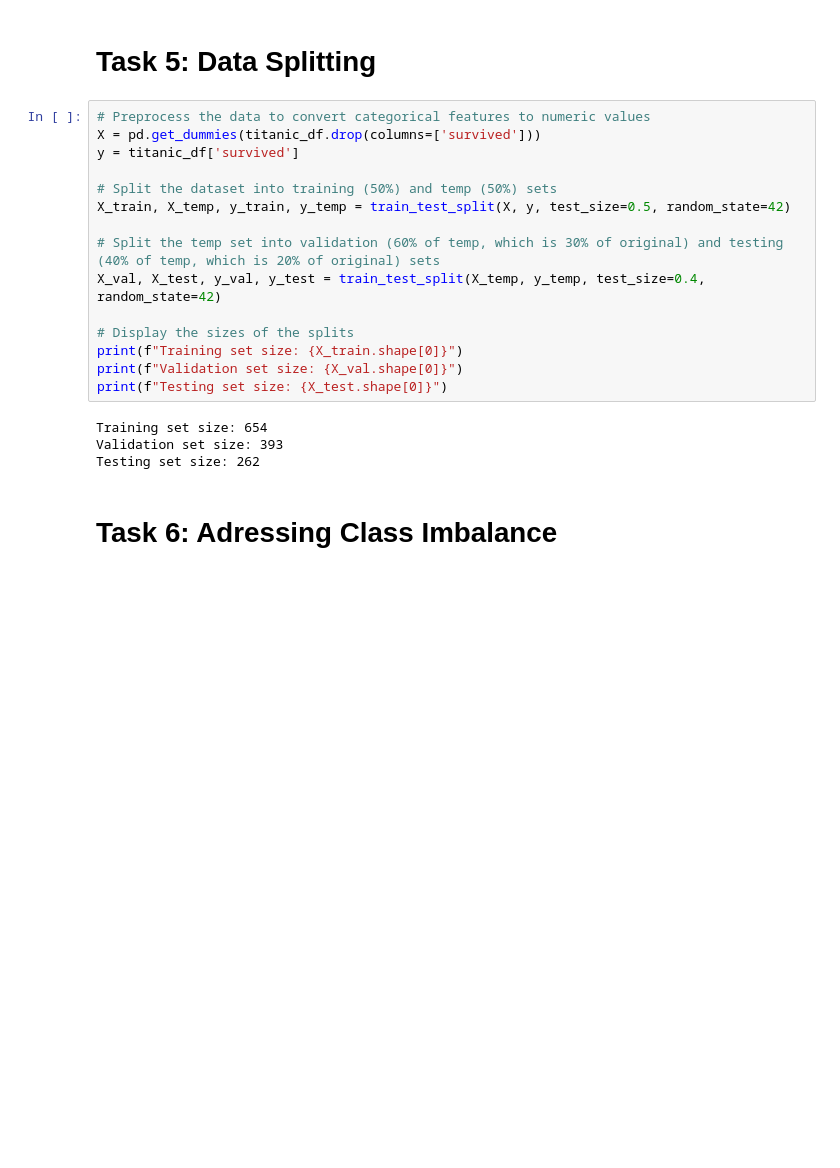
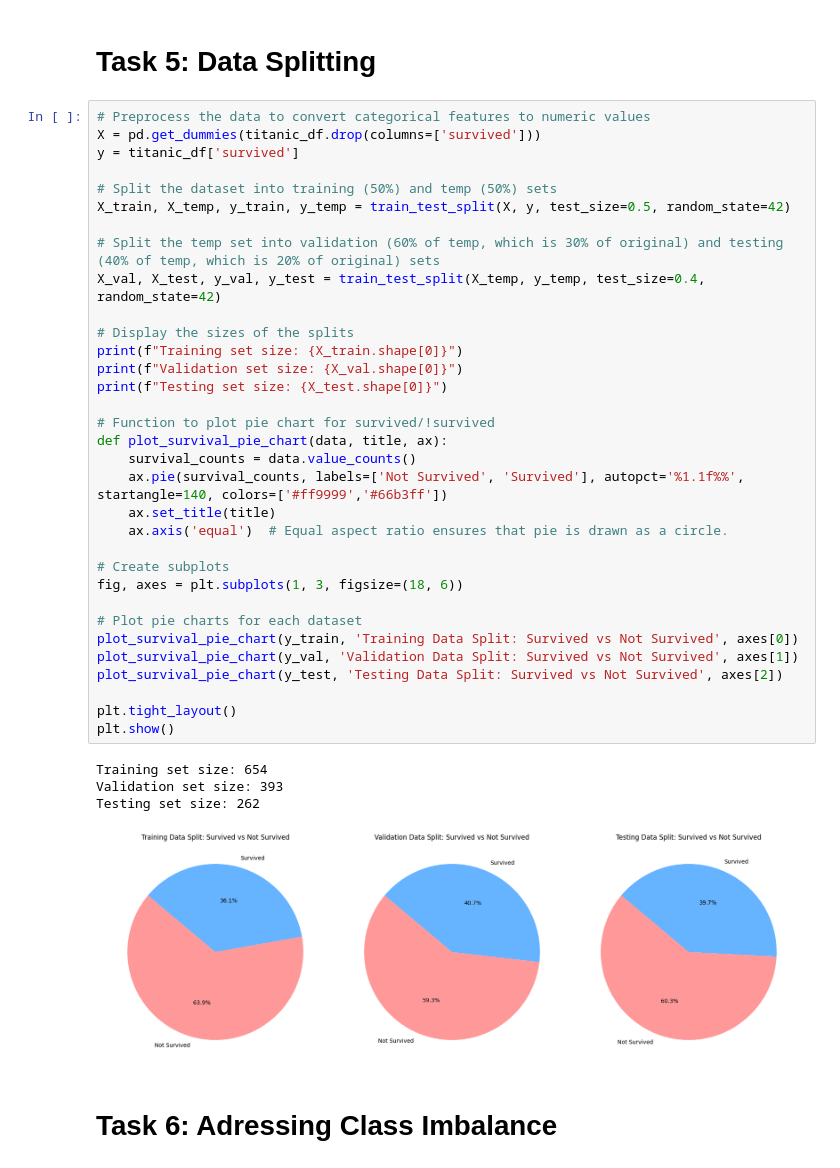
Before and after one commit to Shadowjumper3000/ML-fundamentals-2025, a Jupyter notebook: assignments/assignment_1_david_hoerz[_hoerz].ipynb, the cells around one changed output. Drawn from its saved outputs; the diff is of its cells as text; blank space fills up the shorter version.

```diff
--- a/assignments/assignment_1_david_hoerz[_hoerz].ipynb
+++ b/assignments/assignment_1_david_hoerz[_hoerz].ipynb
@@ -374,21 +358,40 @@ Index(['survived', 'sibsp', 'parch', 'fare', 'cabin', 'home.dest', 'pclass_1',
 # %%
 # Preprocess the data to convert categorical features to numeric values
 X = pd.get_dummies(titanic_df.drop(columns=['survived']))
 y = titanic_df['survived']
 
 # Split the dataset into training (50%) and temp (50%) sets
 X_train, X_temp, y_train, y_temp = train_test_split(X, y, test_size=0.5, random_state=42)
 
 # Split the temp set into validation (60% of temp, which is 30% of original) and testing (40% of temp, which is 20% of original) sets
 X_val, X_test, y_val, y_test = train_test_split(X_temp, y_temp, test_size=0.4, random_state=42)
 
 # Display the sizes of the splits
 print(f"Training set size: {X_train.shape[0]}")
 print(f"Validation set size: {X_val.shape[0]}")
 print(f"Testing set size: {X_test.shape[0]}")
+
+# Function to plot pie chart for survived/!survived
+def plot_survival_pie_chart(data, title, ax):
+    survival_counts = data.value_counts()
+    ax.pie(survival_counts, labels=['Not Survived', 'Survived'], autopct='%1.1f%%', startangle=140, colors=['#ff9999','#66b3ff'])
+    ax.set_title(title)
+    ax.axis('equal')  # Equal aspect ratio ensures that pie is drawn as a circle.
+
+# Create subplots
+fig, axes = plt.subplots(1, 3, figsize=(18, 6))
+
+# Plot pie charts for each dataset
+plot_survival_pie_chart(y_train, 'Training Data Split: Survived vs Not Survived', axes[0])
+plot_survival_pie_chart(y_val, 'Validation Data Split: Survived vs Not Survived', axes[1])
+plot_survival_pie_chart(y_test, 'Testing Data Split: Survived vs Not Survived', axes[2])
+
+plt.tight_layout()
+plt.show()
 # %% [output]
 Training set size: 654
 Validation set size: 393
 Testing set size: 262
+[figure, added]
 # %% [markdown]
 # Task 6: Adressing Class Imbalance
```
Also changed, not shown: parts of 33 cells of this notebook.
